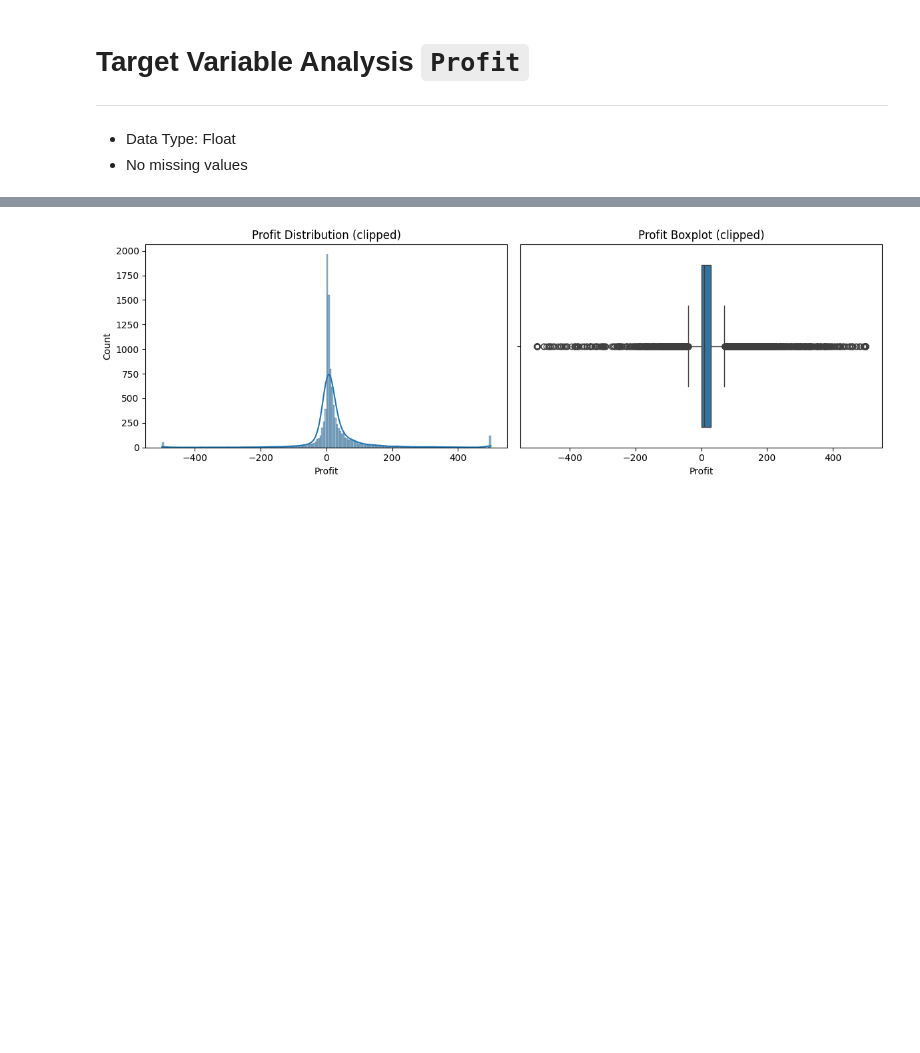
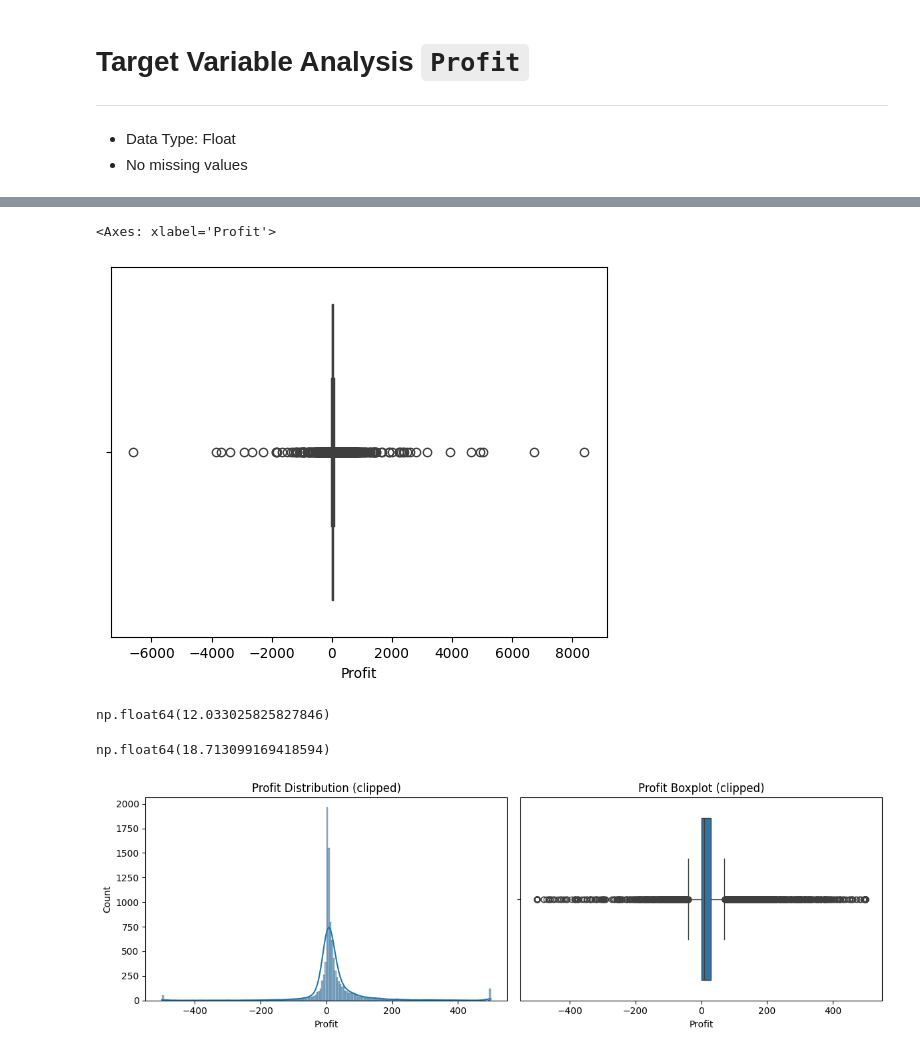
Before and after one commit to Sarthak653/eda-sales, a Jupyter notebook: eda.ipynb, the cells around one changed output, grey strips where cells are left out. Cells and saved outputs as stored; diff of their text form; code cells hidden in the pictures; blank space fills up the shorter version.

```diff
--- a/eda.ipynb
+++ b/eda.ipynb
@@ -179,3 +214,16 @@ Skew : 7.561431562468341
+# %%
+sns.boxplot(x=df["Profit"])
+# %% [output]
+<Axes: xlabel='Profit'>
+[figure, added]
+# %%
+df["Profit_Pct"].mean()
+# %% [output]
+np.float64(12.033025825827846)
+# %%
+(df["Profit"]<0).mean() * 100
+# %% [output]
+np.float64(18.713099169418594)
 # %%
 """fig, axes = plt.subplots(1,2, figsize = (12,8))
 
```
Also changed, not shown: parts of 43 cells of this notebook.
